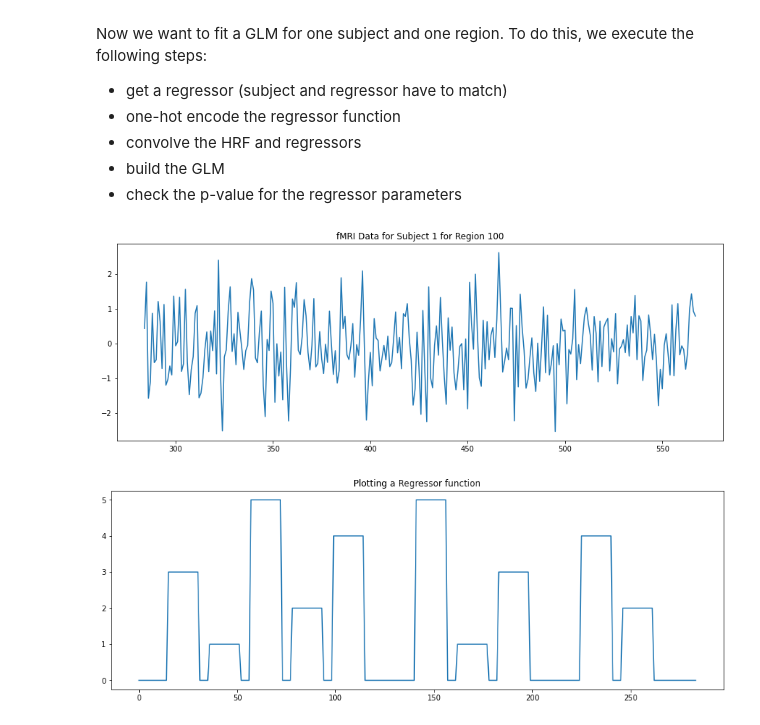
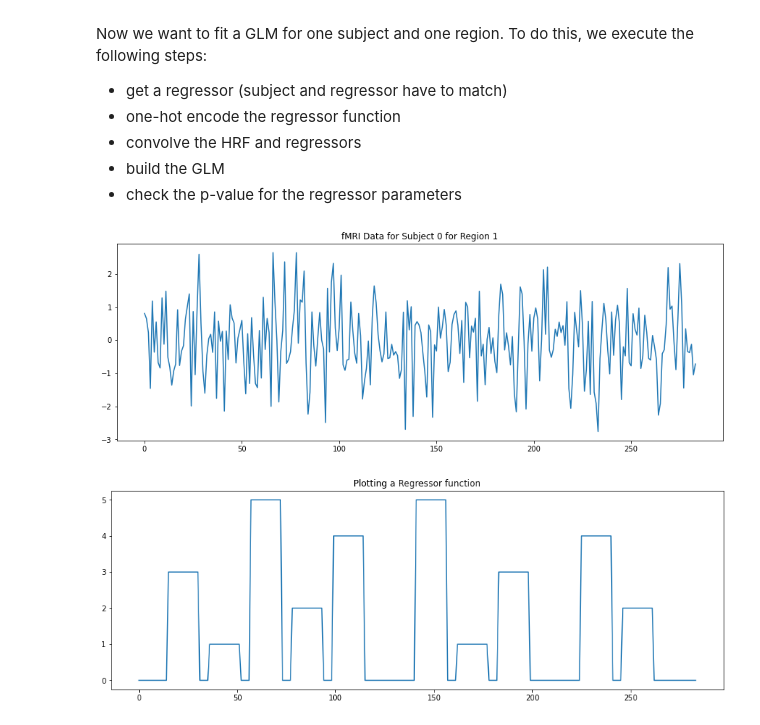
Before and after one commit to alec-flowers/machine-learning-cs433-p2, a Jupyter notebook: data_exploration.ipynb, the cells around one changed output. Cells and saved outputs as stored; diff of their text form; code cells hidden in the pictures.

```diff
--- a/data_exploration.ipynb
+++ b/data_exploration.ipynb
@@ -76,12 +57,12 @@ Now we want to fit a GLM for one subject and one region. To do this, we execute
 - build the GLM
 - check the p-value for the regressor parameters
 # %%
-# plotting the fMRI data for subject 1 for region 100
-fMRI_df[fMRI_df['subject']==1].iloc[:,100].plot()
-plt.title("fMRI Data for Subject 1 for Region 100")
+# plotting the fMRI data for subject 0 for region 1
+fMRI_df[fMRI_df['subject']==0].iloc[:,1].plot()
+plt.title("fMRI Data for Subject 0 for Region 1")
 plt.show()
 # %% [output]
-[figure, old version]
+[figure, new version]
 # %%
 # plotting the regressor
 plt.plot(np.arange(0,284,1),mat_r['Regressor'].T)
```
Also changed, not shown: parts of 5 cells of this notebook, 1 other file.
